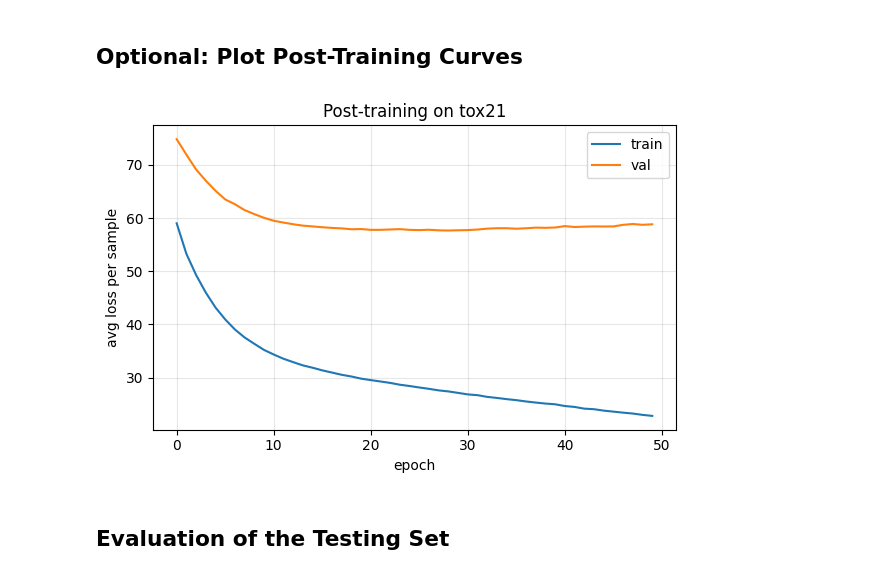
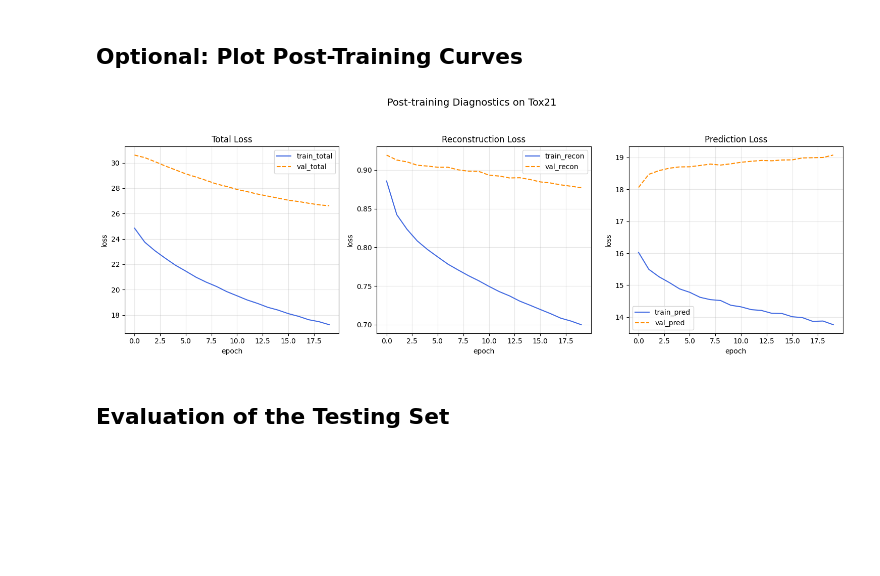
Before and after one commit to iamthomaspruyn/AI-for-Toxicology, a Jupyter notebook: PostTrained_VAE_trial.ipynb, the cells around one changed output. Cells and saved outputs as stored; diff of their text form; code cells hidden in the pictures; blank space fills up the shorter version.

```diff
--- a/PostTrained_VAE_trial.ipynb
+++ b/PostTrained_VAE_trial.ipynb
@@ -29,9 +29,9 @@ import selfies as sf
 from tqdm.auto import tqdm
 
 SEED = 42
-POST_EPOCHS = 50
+POST_EPOCHS = 20
 BATCH_SIZE = 128
-POST_LR = 3e-5
+POST_LR = 1e-5
 EVAL_EVERY = 1
 
 # Toggle this to start/skip training when running all cells.
@@ -355,0 +390,3 @@ Loaded pretrained chembl_zinc weights and initialized prediction head.
+# %%
+optim_updated = torch.optim.Adam(model_updated.parameters(), lr=POST_LR, weight_decay=1e-3)
+print("Loaded pretrained chembl_zinc weights and initialized prediction head.")
@@ -515,11 +565,11 @@ if RUN_POST_TRAIN:
     val_y=val_y,
     epochs=POST_EPOCHS,
     batch_size=BATCH_SIZE,
-    lambda_pred=1,
-    pos_weights=pos_weights
+    pos_weights=pos_weights,
+    prop_pred_loss_weight = 0.7
 )
 
-    post_test_metrics = evaluate_joint(model, test_x, test_y, pos_weights = pos_weights, batch_size=BATCH_SIZE)
+    post_test_metrics = evaluate_joint(model, test_x, test_y, pos_weights = pos_weights, batch_size=BATCH_SIZE, prop_pred_loss_weight = 0.7)
     print("Post-training test metrics:", post_test_metrics)
 else:
     print("RUN_POST_TRAIN is False. Set RUN_POST_TRAIN=True in the config cell to begin training.")
@@ -571,22 +621,35 @@ else:
 Saved post-trained checkpoint: artifacts\posttraining_checkpoints\paper_like_selfies_chembl_zinc_posttrained_tox21.pt
 # %% [markdown]
 ## Optional: Plot Post-Training Curves
-# %%
-if post_history is not None:
-    plt.figure(figsize=(6, 4))
-    plt.plot(post_history["train_total"], label="train")
-    plt.plot(post_history["val_total"], label="val")
-    plt.xlabel("epoch")
-    plt.ylabel("avg loss per sample")
-    plt.title("Post-training on tox21")
-    plt.grid(alpha=0.3)
-    plt.legend()
-    plt.tight_layout()
-    plt.show()
-else:
-    print("No post-training history to plot yet.")
-# %% [output]
-[figure, removed]
+# %%
+import matplotlib.pyplot as plt
+
+if post_history is not None:
+    fig, axes = plt.subplots(1, 3, figsize=(15, 5))
+
+    metrics = [
+        ("total", "Total Loss"),
+        ("recon", "Reconstruction Loss"),
+        ("pred", "Prediction Loss")
+    ]
+
+    for i, (key, title) in enumerate(metrics):
+        axes[i].plot(post_history[f"train_{key}"], label=f"train_{key}", color='royalblue')
+        axes[i].plot(post_history[f"val_{key}"], label=f"val_{key}", color='darkorange', linestyle='--')
+
+        axes[i].set_xlabel("epoch")
+        axes[i].set_ylabel("loss")
+        axes[i].set_title(title)
+        axes[i].grid(alpha=0.3)
+        axes[i].legend()
+
+    plt.suptitle("Post-training Diagnostics on Tox21", fontsize=14, y=1.05)
+    plt.tight_layout()
+    plt.show()
+else:
+    print("No post-training history to plot yet.")
+# %% [output]
+[figure, added]
 # %% [markdown]
 ## Evaluation of the Testing Set
 # %%
```
Also changed, not shown: parts of 9 cells of this notebook, 1 other file.
